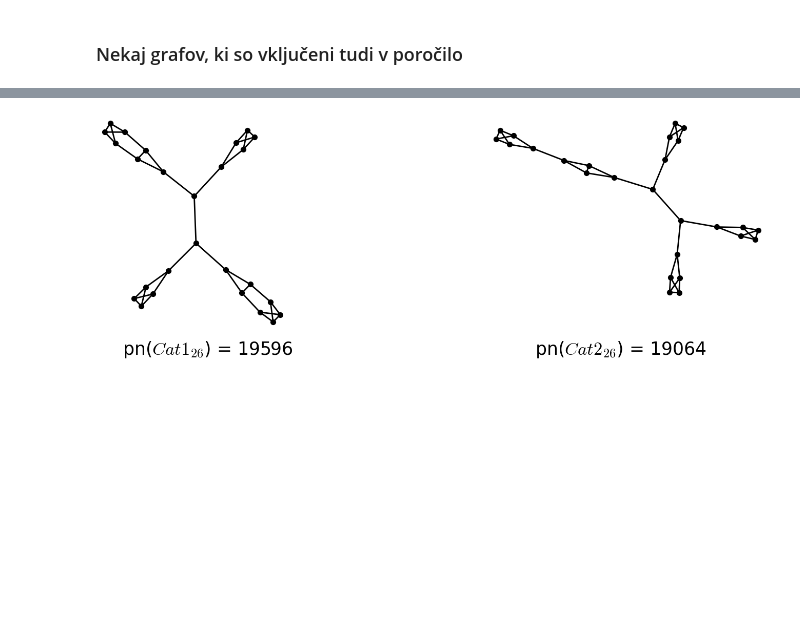
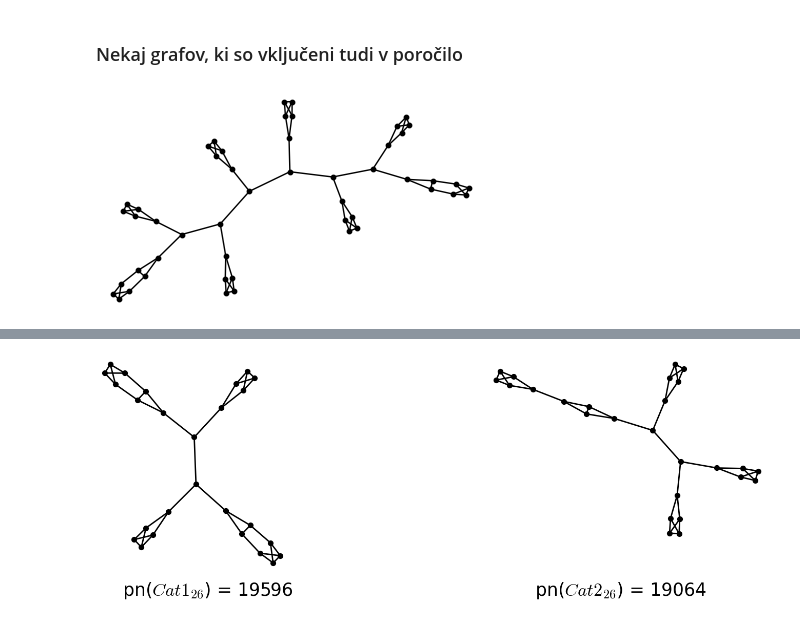
Before and after one commit to ZigaObradovic/FP_Group13, a Jupyter notebook: main.ipynb, the cells around one changed output, grey strips where cells are left out. Cells and saved outputs as stored; diff of their text form; code cells hidden in the pictures; blank space fills up the shorter version.

```diff
--- a/main.ipynb
+++ b/main.ipynb
@@ -151,3 +151,14 @@ GA.show(figsize=(15, 8), axes=False)
 [figure]
 # %% [markdown]
 ### Nekaj grafov, ki so vključeni tudi v poročilo
+# %%
+build_caterpillar(50).show(
+        layout="spring",
+        vertex_size=10,
+        vertex_color="black",
+        vertex_labels=False,
+        edge_thickness=1,
+        iterations=400
+    )
+# %% [output]
+[figure, added]
```
Also changed, not shown: parts of 5 cells of this notebook, 13 other files.
